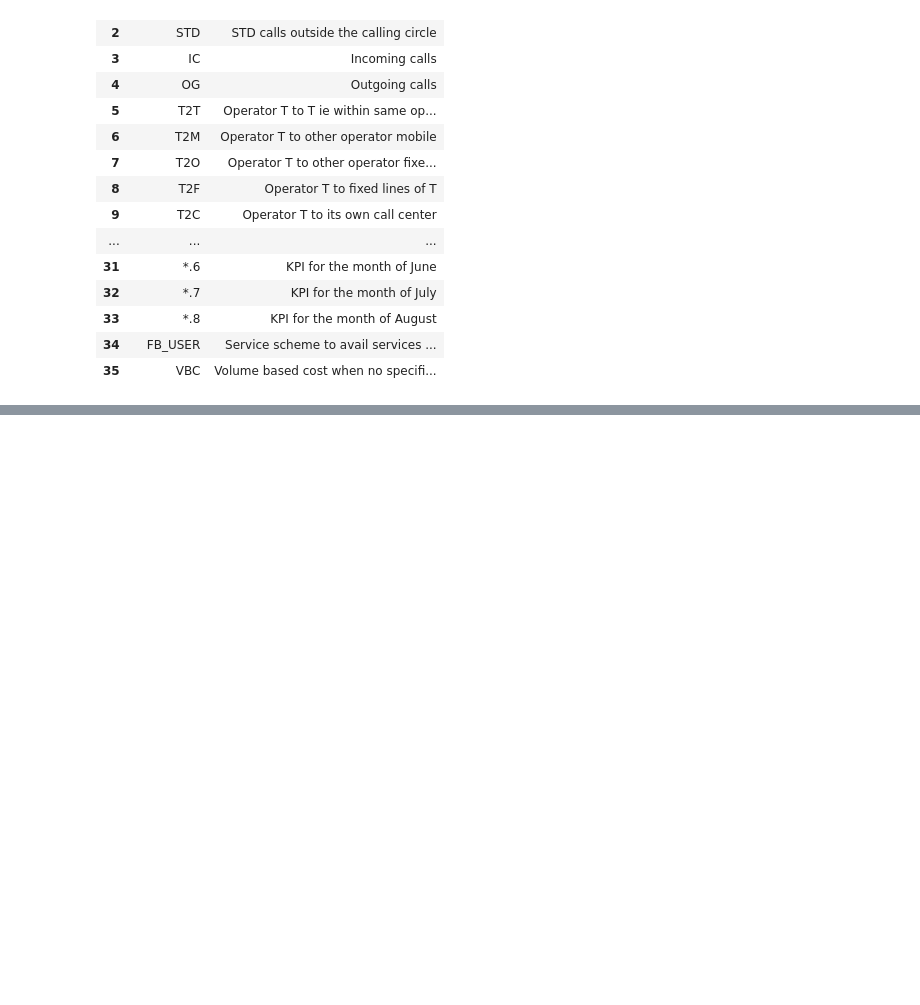
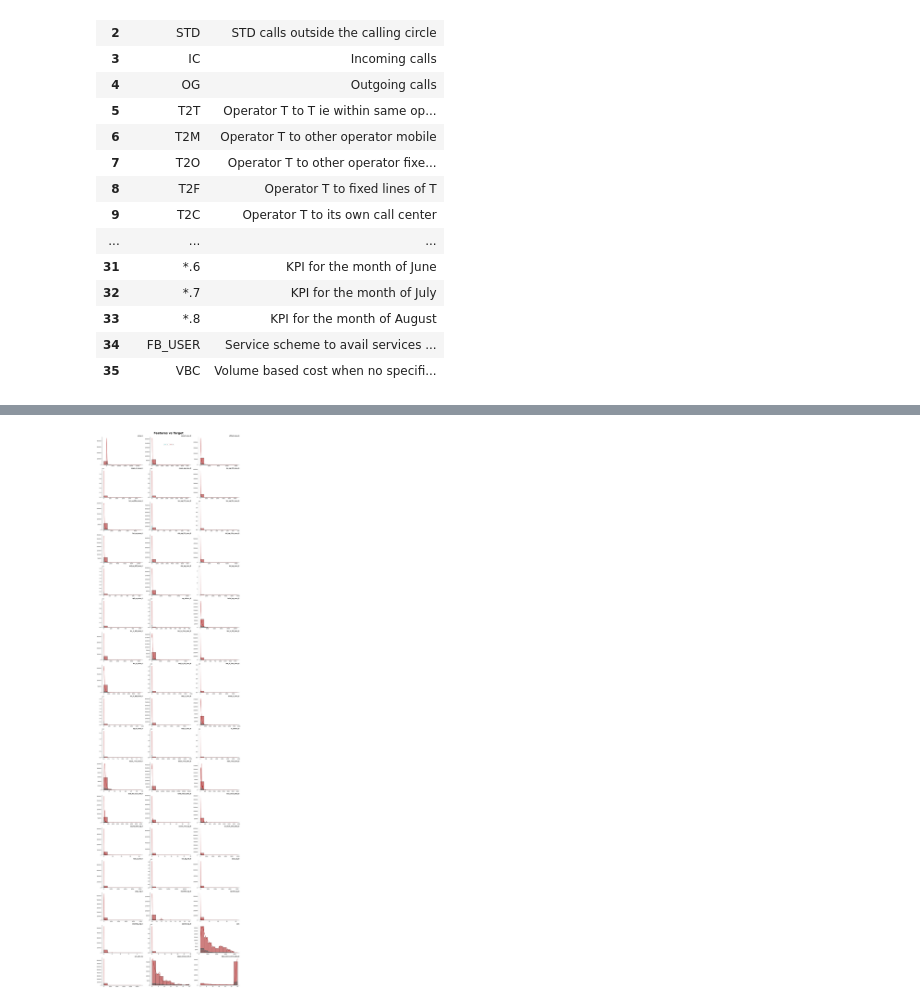
Before and after one commit to mickyals/Telecom_Churn, a Jupyter notebook: Telecom_Churn_Prediction_MA.ipynb, the cells around one changed output, grey strips where cells are left out. Drawn from its saved outputs; the diff is of its cells as text; code cells hidden in the pictures; blank space fills up the shorter version.

```diff
--- a/Telecom_Churn_Prediction_MA.ipynb
+++ b/Telecom_Churn_Prediction_MA.ipynb
@@ -180,0 +514,42 @@ Seems there are a  fields with single values additionally, some fields have more
+# %%
+#plots for numerics
+"""credit: kimtaehun from kaggle - Simple EDA and baseline with LGBM | (AUC >0.94)"""
+def numeric_graphs(df, num_vars, y_value):
+    fig = plt.figure(figsize=(18,70))
+    for idx, col in enumerate(num_vars):
+        ax = plt.subplot(17, 3, idx + 1)
+        sns.histplot(
+            data=df, hue=y_value, fill=True,
+            x=col, palette=['#9E0000', '#009E9E'], legend=False,
+            bins=10, kde=True
+        )
+
+        ax.set_ylabel(''); ax.spines['top'].set_visible(False),
+        ax.set_xlabel(''); ax.spines['right'].set_visible(False)
+        ax.set_title(f'{col}', loc='right',
+                     weight='bold', fontsize=12)
+
+    fig.suptitle(f'Features vs Target\n\n\n', ha='center',  fontweight='bold', fontsize=25)
+    fig.legend([1, 0], loc='upper center', bbox_to_anchor=(0.5, 0.96), fontsize=9, ncol=3)
+    plt.tight_layout()
+    plt.show()
+
+
+#plots for categorical vs response
+def cat_plots(df, cat_vars, y_value):
+
+    df = df.dropna()
+    for col in cat_vars:
+        plt.figure(figsize=(20, 5))
+        plt.subplot(1, 2, 1)
+        sns.countplot(x=col, data=df, hue=y_value)
+        plt.xticks(rotation=30)
+        plt.subplot(1, 2, 2)
+        sns.barplot(x=col, y=y_value, data=df, estimator=sum)
+        plt.xticks(rotation=30)
+        plt.show()
+# %%
+"""over 14 numeric variables so will take every 3 which should cover at least one month each time"""
+numeric_graphs(telecom_train, num_vars[::3], y_value)
+# %% [output]
+[figure, added]
```
Also changed, not shown: parts of 31 cells of this notebook.
